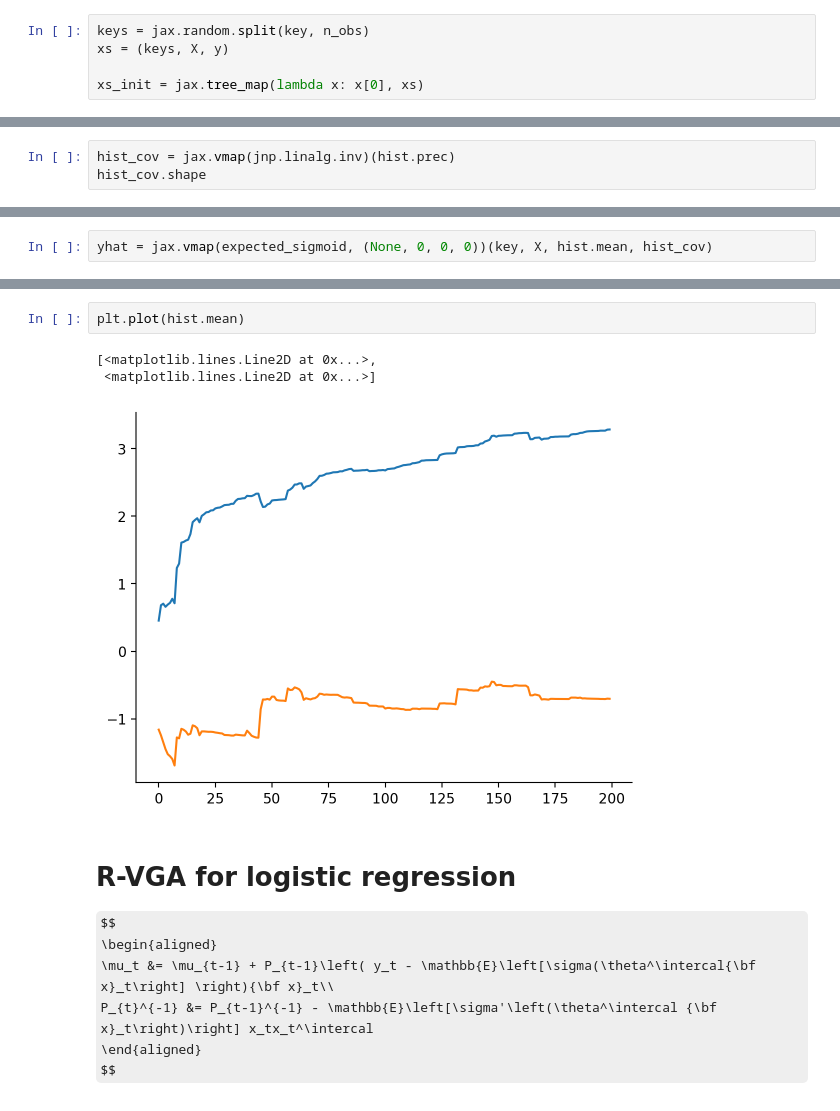
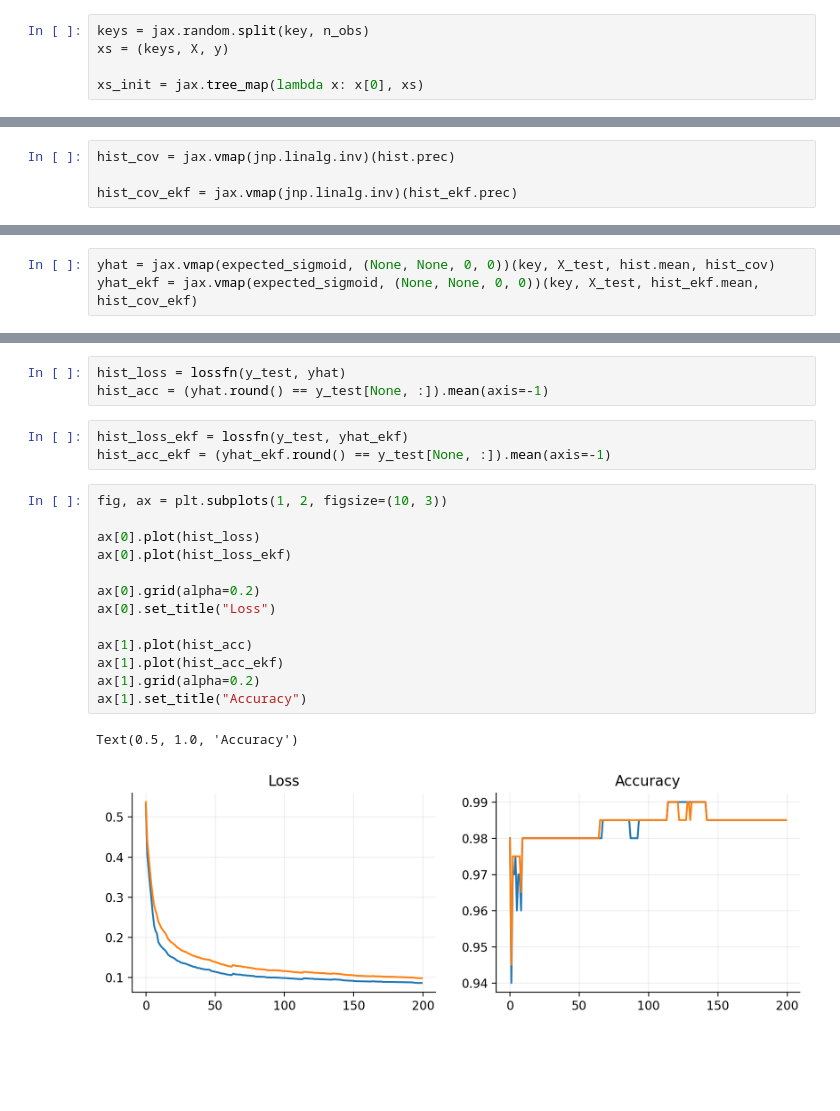
Before and after one commit to gerdm/bayes, a Jupyter notebook: rvga-logreg.ipynb, the cells around one changed output, grey strips where cells are left out. Drawn from its saved outputs; the diff is of its cells as text; some formulas as TeX source; blank space fills up the shorter version.

```diff
--- a/rvga-logreg.ipynb
+++ b/rvga-logreg.ipynb
@@ -139,3 +197,4 @@ bel, hist = jax.lax.scan(
 # %%
 hist_cov = jax.vmap(jnp.linalg.inv)(hist.prec)
-hist_cov.shape
+
+hist_cov_ekf = jax.vmap(jnp.linalg.inv)(hist_ekf.prec)
@@ -144,2 +201,3 @@ hist_cov.shape
 # %%
-yhat = jax.vmap(expected_sigmoid, (None, 0, 0, 0))(key, X, hist.mean, hist_cov)
+yhat = jax.vmap(expected_sigmoid, (None, None, 0, 0))(key, X_test, hist.mean, hist_cov)
+yhat_ekf = jax.vmap(expected_sigmoid, (None, None, 0, 0))(key, X_test, hist_ekf.mean, hist_cov_ekf)
@@ -151,15 +204,22 @@ plt.plot(yhat - y)
-# %%
-plt.plot(hist.mean)
-# %% [output]
-[<matplotlib.lines.Line2D at 0x...>,
- <matplotlib.lines.Line2D at 0x...>]
-[figure, removed]
-# %% [markdown]
-# R-VGA for logistic regression
-
-$$
-\begin{aligned}
-    \mu_t &= \mu_{t-1} + P_{t-1}\left( y_t - \mathbb{E}\left[\sigma(\theta^\intercal{\bf x}_t\right] \right){\bf x}_t\\
-    P_{t}^{-1} &= P_{t-1}^{-1} - \mathbb{E}\left[\sigma'\left(\theta^\intercal {\bf x}_t\right)\right] x_tx_t^\intercal
-\end{aligned}
-$$
+# %%
+hist_loss = lossfn(y_test, yhat)
+hist_acc = (yhat.round() == y_test[None, :]).mean(axis=-1)
+# %%
+hist_loss_ekf = lossfn(y_test, yhat_ekf)
+hist_acc_ekf = (yhat_ekf.round() == y_test[None, :]).mean(axis=-1)
+# %%
+fig, ax = plt.subplots(1, 2, figsize=(10, 3))
+
+ax[0].plot(hist_loss)
+ax[0].plot(hist_loss_ekf)
+
+ax[0].grid(alpha=0.2)
+ax[0].set_title("Loss")
+
+ax[1].plot(hist_acc)
+ax[1].plot(hist_acc_ekf)
+ax[1].grid(alpha=0.2)
+ax[1].set_title("Accuracy")
+# %% [output]
+Text(0.5, 1.0, 'Accuracy')
+[figure, added]
```
Also changed, not shown: parts of 19 cells of this notebook.
